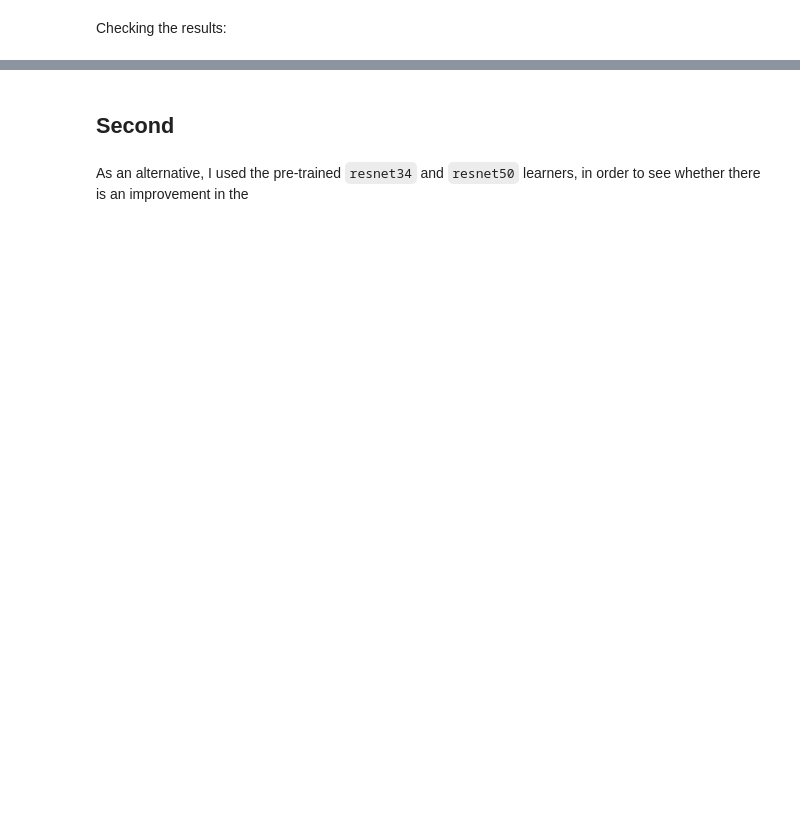
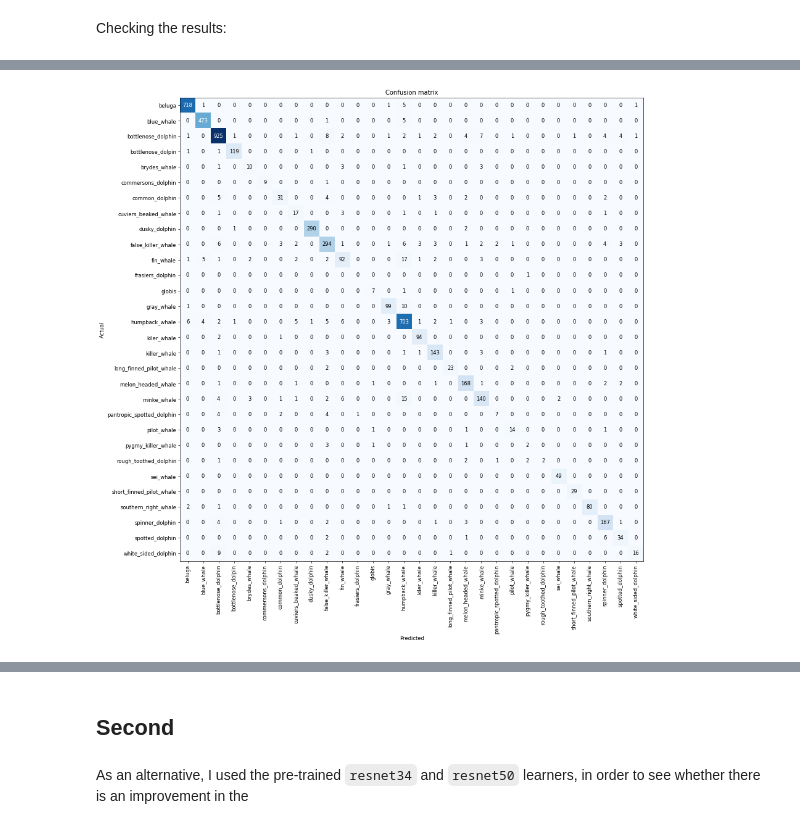
Before and after one commit to EnricoMartello/ML_WhaleRecognition, a Jupyter notebook: whale_recognition_fastai_hd.ipynb, the cells around one changed output, grey strips where cells are left out. Drawn from its saved outputs; the diff is of its cells as text; code cells hidden in the pictures; blank space fills up the shorter version.

```diff
--- a/whale_recognition_fastai_hd.ipynb
+++ b/whale_recognition_fastai_hd.ipynb
@@ -198,2 +246,6 @@ interp34.plot_confusion_matrix()
+# %%
+interp34.plot_confusion_matrix(figsize=(15,15), dpi=60)
+# %% [output]
+[figure, added]
 # %%
 interp34.most_confused(min_val=5)
```
Also changed, not shown: parts of 99 cells of this notebook.
